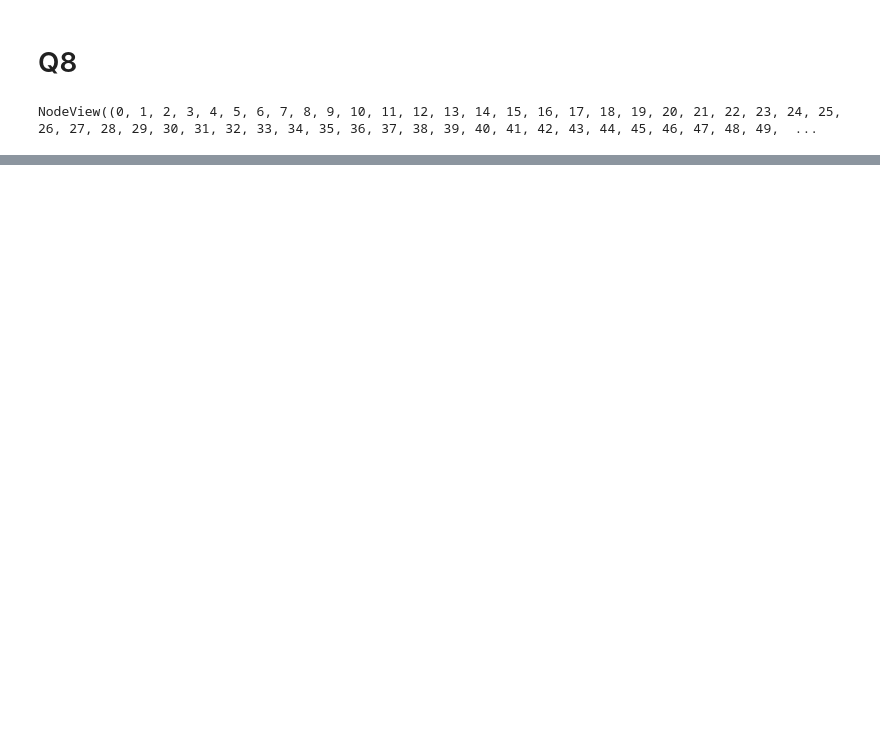
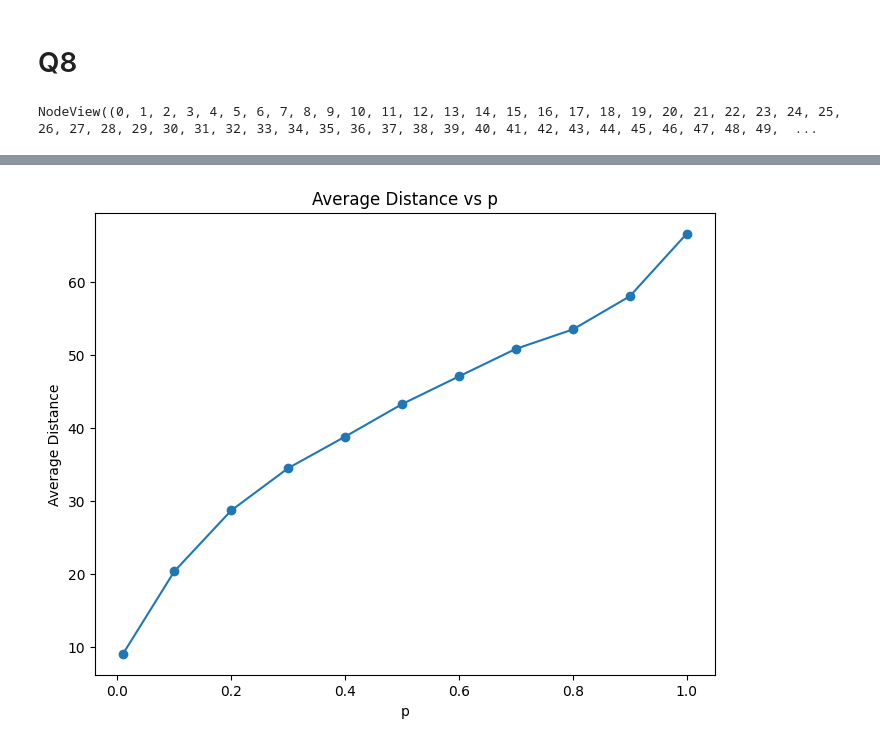
Before and after one commit to danieldamc/redes-complejas, a Jupyter notebook: Assignment_2/assignment_2.ipynb, the cells around one changed output, grey strips where cells are left out. Drawn from its saved outputs; the diff is of its cells as text; code cells hidden in the pictures; blank space fills up the shorter version.

```diff
--- a/Assignment_2/assignment_2.ipynb
+++ b/Assignment_2/assignment_2.ipynb
@@ -668,0 +679,21 @@ AttributeError: 'NoneType' object has no attribute 'neighbors'
+# %%
+N = 100
+ps = [0.01, 0.1, 0.2, 0.3, 0.4, 0.5, 0.6, 0.7, 0.8, 0.9, 1]
+avg_distances = []
+
+for p in ps:
+    G = create_grid_graph(N)
+    G = apply_new_rules(G, N, p)
+    avg_distance = nx.average_shortest_path_length(G)
+    avg_distances.append(avg_distance)
+    # plot graph
+    #draw_grid_graph(G, N, title=f'Grid Graph with p={p}')
+
+plt.figure(figsize=(8, 6))
+plt.plot(ps, avg_distances, marker='o')
+plt.xlabel('p')
+plt.ylabel('Average Distance')
+plt.title('Average Distance vs p')
+plt.show()
+# %% [output]
+[figure, added]
```
Also changed, not shown: parts of 3 cells of this notebook, 9 other files.
